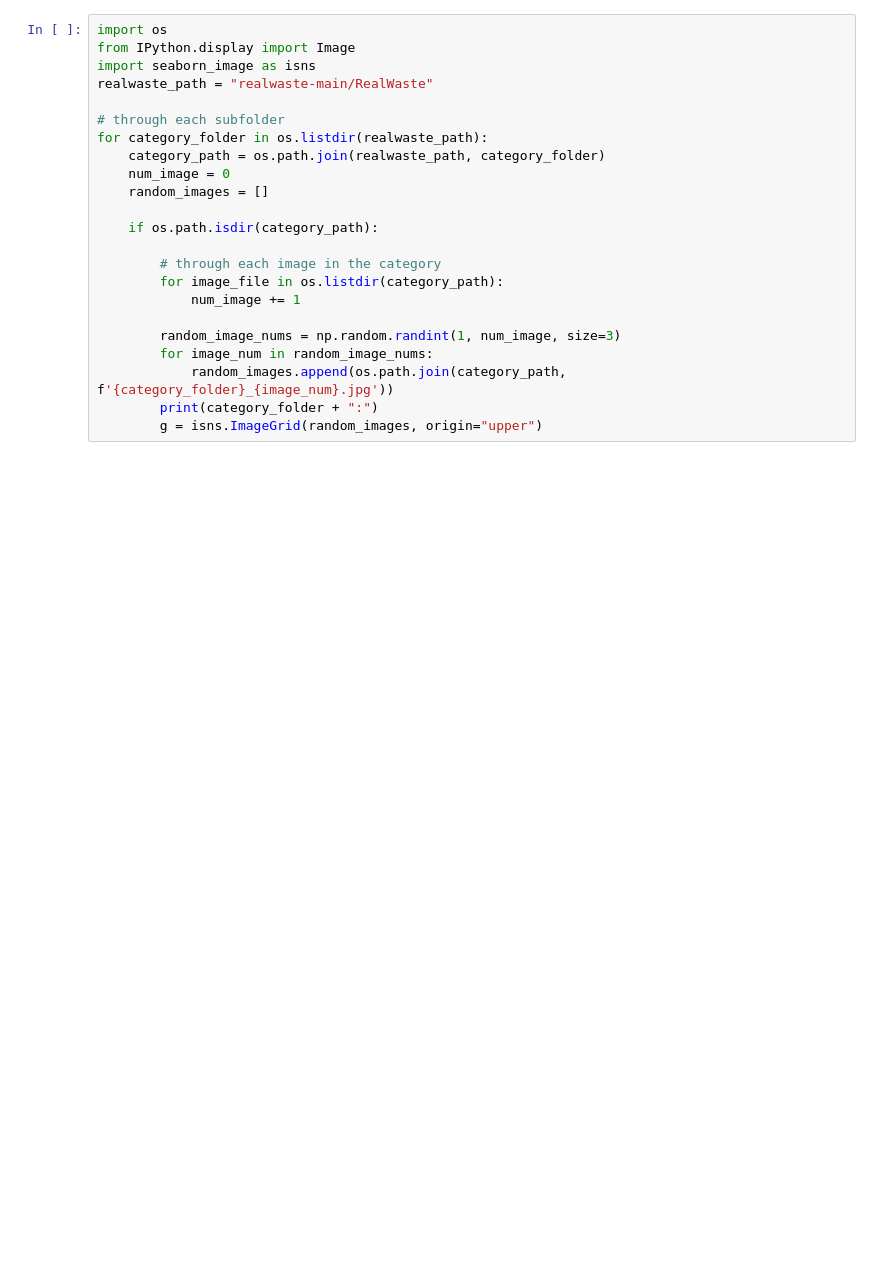
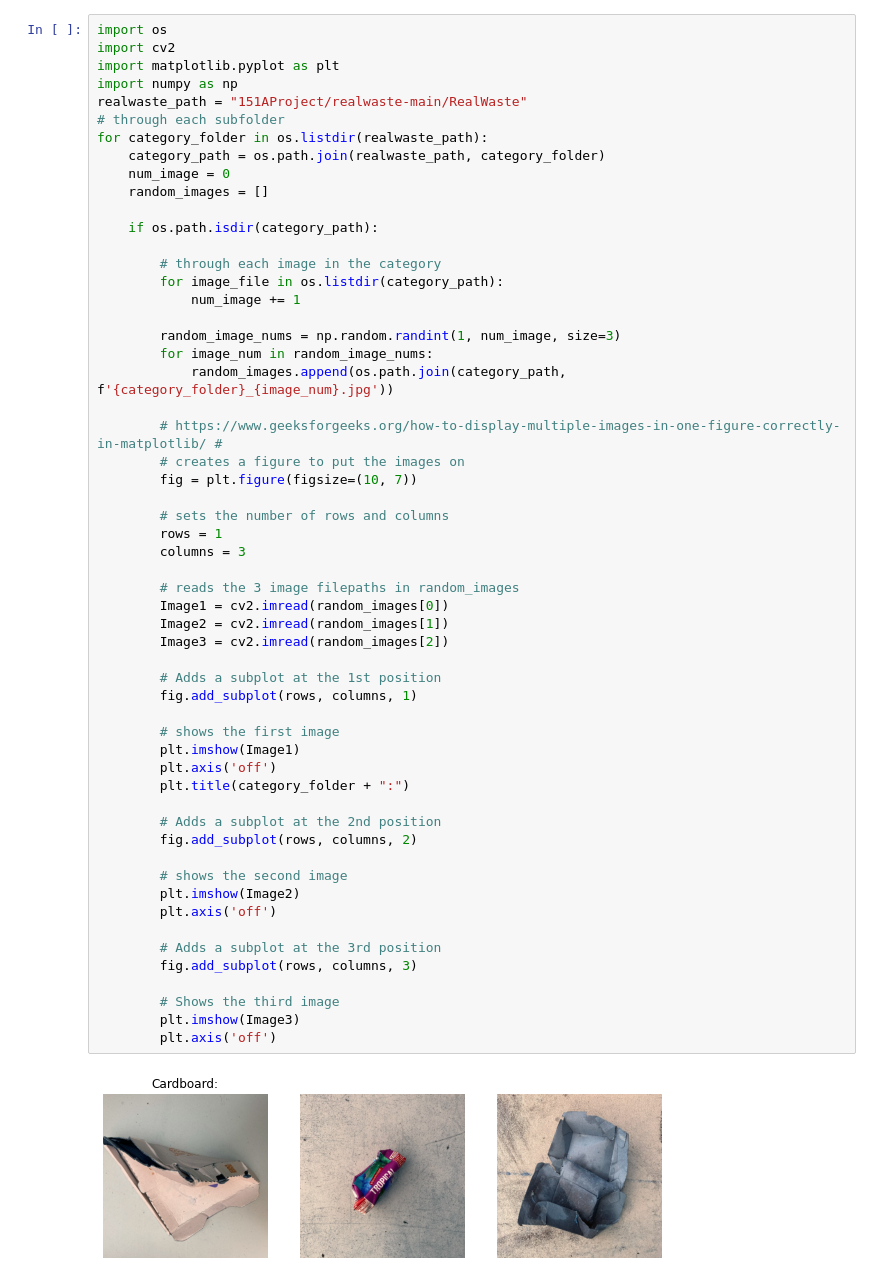
Before and after one commit to rkafle1/151AProject, a Jupyter notebook: data_exploration.ipynb, the cells around one changed output. Drawn from its saved outputs; the diff is of its cells as text; blank space fills up the shorter version.

```diff
--- a/data_exploration.ipynb
+++ b/data_exploration.ipynb
@@ -161,23 +195,58 @@ plt.show()
 # %%
 import os
-from IPython.display import Image
-import seaborn_image as isns
-realwaste_path = "realwaste-main/RealWaste"
-
+import cv2
+import matplotlib.pyplot as plt
+import numpy as np
+realwaste_path = "151AProject/realwaste-main/RealWaste"
 # through each subfolder
 for category_folder in os.listdir(realwaste_path):
     category_path = os.path.join(realwaste_path, category_folder)
     num_image = 0
     random_images = []
 
     if os.path.isdir(category_path):
 
         # through each image in the category
         for image_file in os.listdir(category_path):
             num_image += 1
 
         random_image_nums = np.random.randint(1, num_image, size=3)
         for image_num in random_image_nums:
             random_images.append(os.path.join(category_path, f'{category_folder}_{image_num}.jpg'))
-        print(category_folder + ":")
-        g = isns.ImageGrid(random_images, origin="upper")
+
+        # https://www.geeksforgeeks.org/how-to-display-multiple-images-in-one-figure-correctly-in-matplotlib/ #
+        # creates a figure to put the images on
+        fig = plt.figure(figsize=(10, 7))
+
+        # sets the number of rows and columns
+        rows = 1
+        columns = 3
+
+        # reads the 3 image filepaths in random_images
+        Image1 = cv2.imread(random_images[0])
+        Image2 = cv2.imread(random_images[1])
+        Image3 = cv2.imread(random_images[2])
+
+        # Adds a subplot at the 1st position
+        fig.add_subplot(rows, columns, 1)
+
+        # shows the first image
+        plt.imshow(Image1)
+        plt.axis('off')
+        plt.title(category_folder + ":")
+
+        # Adds a subplot at the 2nd position
+        fig.add_subplot(rows, columns, 2)
+
+        # shows the second image
+        plt.imshow(Image2)
+        plt.axis('off')
+
+        # Adds a subplot at the 3rd position
+        fig.add_subplot(rows, columns, 3)
+
+        # Shows the third image
+        plt.imshow(Image3)
+        plt.axis('off')
+# %% [output]
+[figure, added]
```
Also changed, not shown: parts of 9 cells of this notebook.
